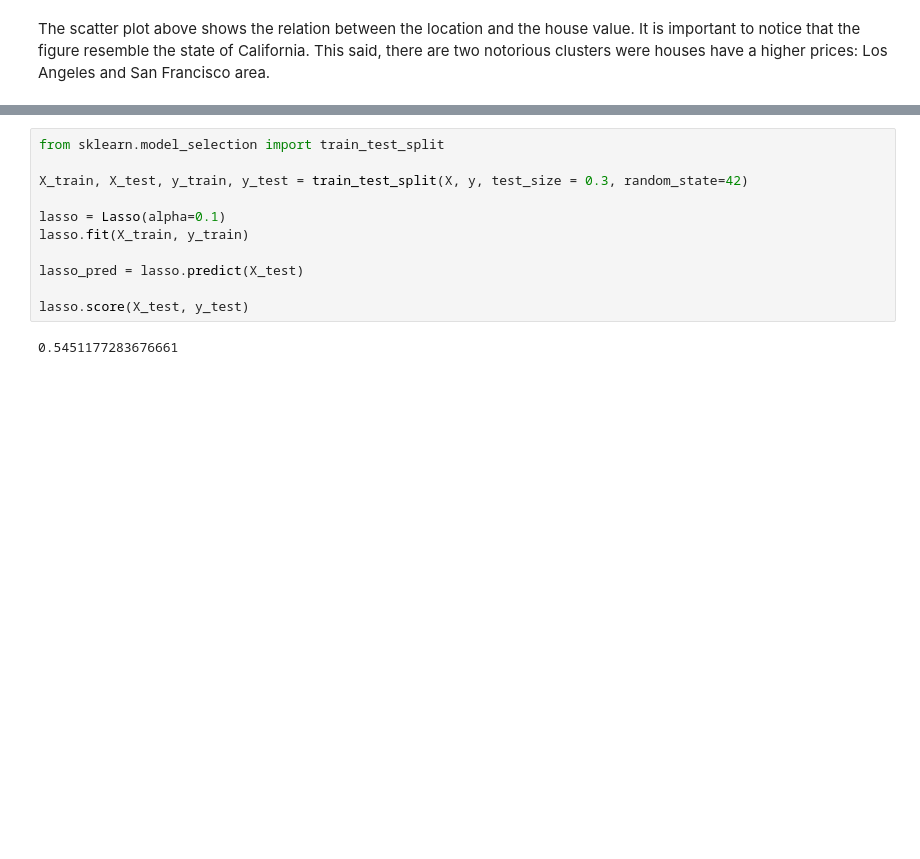
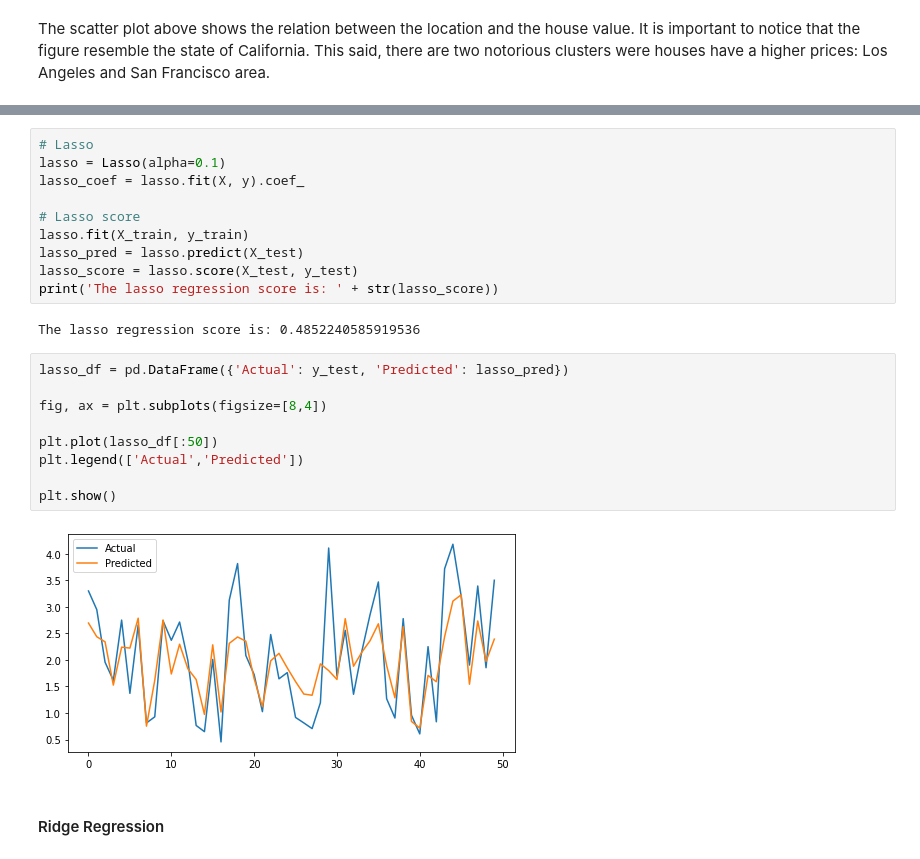
Before and after one commit to aingelmo/portfolio, a Jupyter notebook: house-prices_machine-learning/notebook.ipynb, the cells around one changed output, grey strips where cells are left out. Cells and saved outputs as stored; diff of their text form; blank space fills up the shorter version.

```diff
--- a/house-prices_machine-learning/notebook.ipynb
+++ b/house-prices_machine-learning/notebook.ipynb
@@ -206,13 +174,25 @@ Let's use the Lasso model now to simulate our regression and check out its accur
 # %%
-from sklearn.model_selection import train_test_split
+# Lasso
+lasso = Lasso(alpha=0.1)
+lasso_coef = lasso.fit(X, y).coef_
 
-X_train, X_test, y_train, y_test = train_test_split(X, y, test_size = 0.3, random_state=42)
-
-lasso = Lasso(alpha=0.1)
+# Lasso score
 lasso.fit(X_train, y_train)
-
 lasso_pred = lasso.predict(X_test)
-
-lasso.score(X_test, y_test)
+lasso_score = lasso.score(X_test, y_test)
+print('The lasso regression score is: ' + str(lasso_score))
 # %% [output]
-0.5451177283676661
+The lasso regression score is: 0.4852240585919536
+# %%
+lasso_df = pd.DataFrame({'Actual': y_test, 'Predicted': lasso_pred})
+
+fig, ax = plt.subplots(figsize=[8,4])
+
+plt.plot(lasso_df[:50])
+plt.legend(['Actual','Predicted'])
+
+plt.show()
+# %% [output]
+[figure, added]
+# %% [markdown]
+#### Ridge Regression
```
Also changed, not shown: parts of 37 cells of this notebook.
